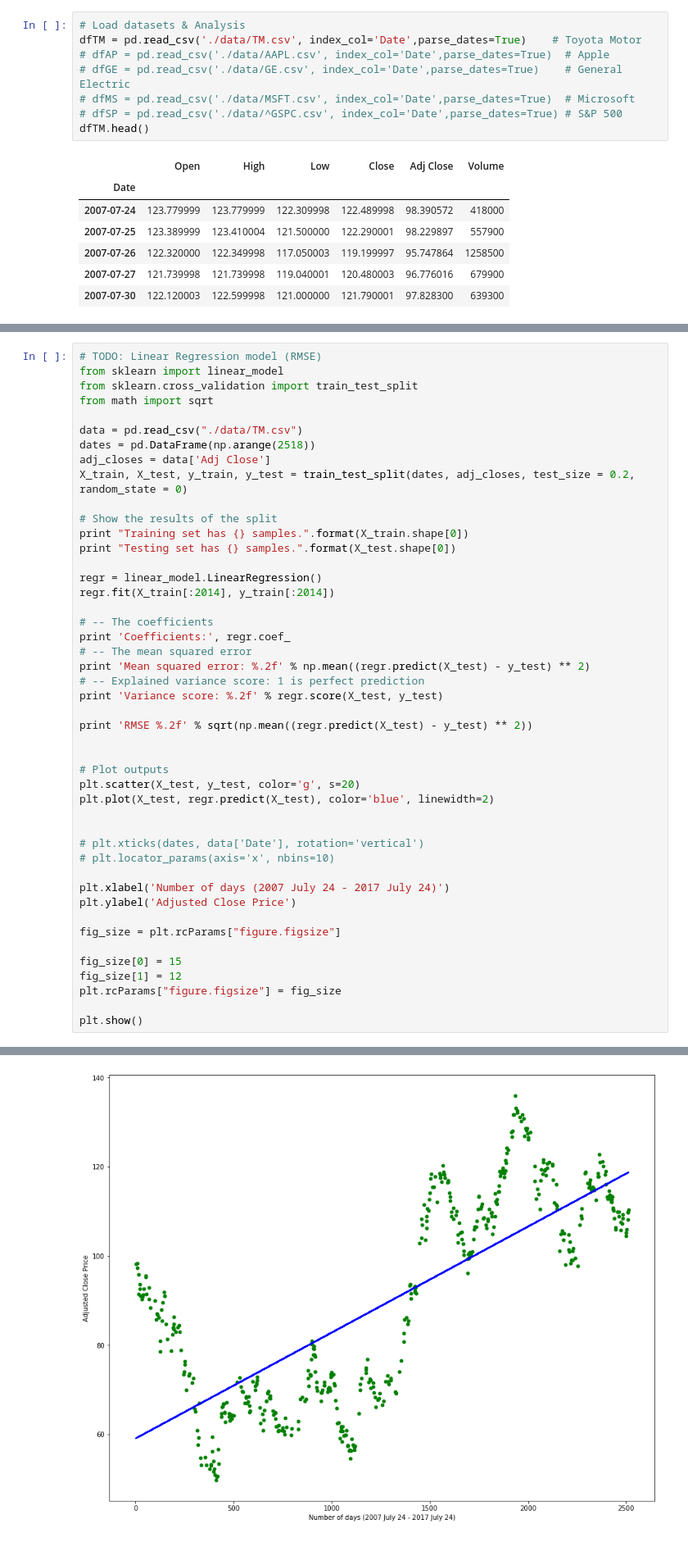
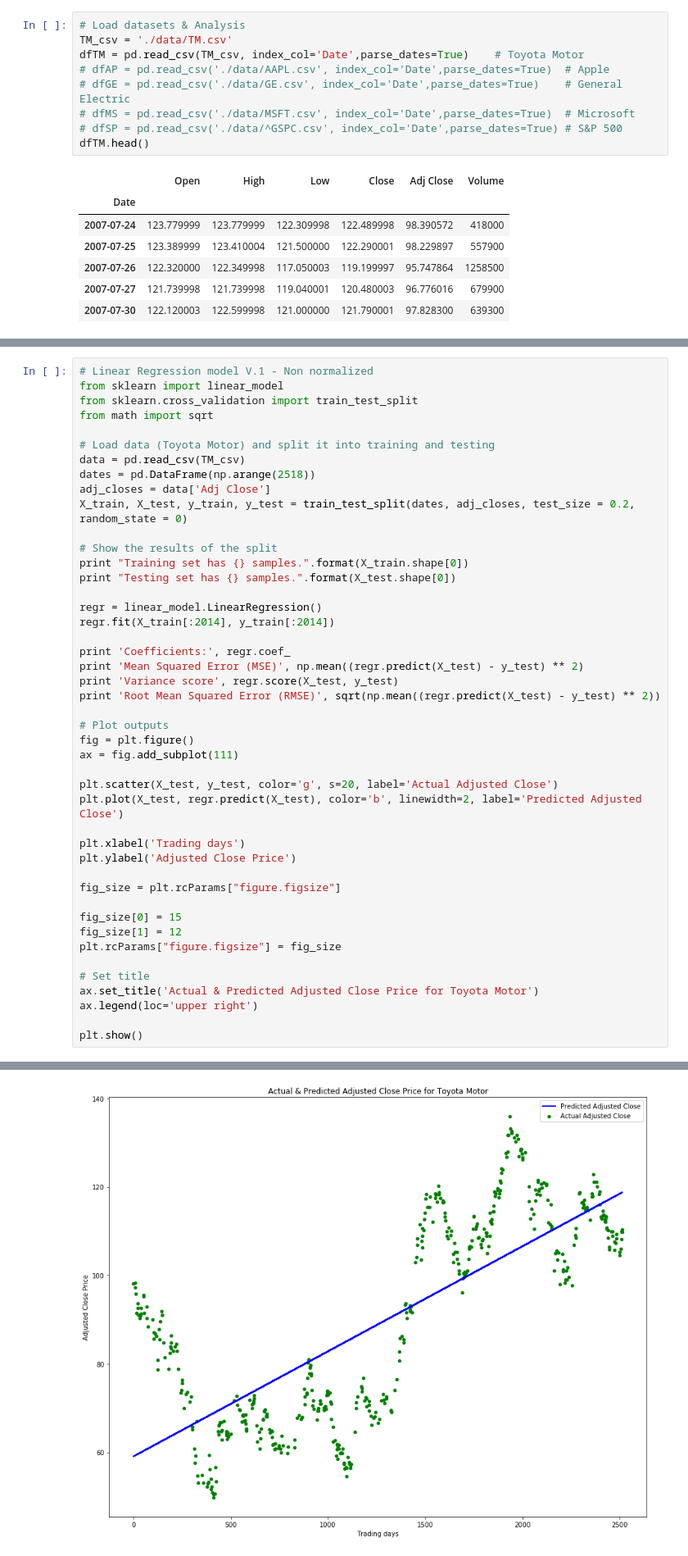
Before and after one commit to yhagio/stock_price_predictor, a Jupyter notebook: stock_price_predictor.ipynb, the cells around one changed output, grey strips where cells are left out. Shown at 82% size. Drawn from its saved outputs; the diff is of its cells as text.

Commit message:
Update normalized/not LR and LSTM models

```diff
--- a/stock_price_predictor.ipynb
+++ b/stock_price_predictor.ipynb
@@ -17,6 +12,7 @@ Using TensorFlow backend.
 # %%
 # Load datasets & Analysis
-dfTM = pd.read_csv('./data/TM.csv', index_col='Date',parse_dates=True)    # Toyota Motor
+TM_csv = './data/TM.csv'
+dfTM = pd.read_csv(TM_csv, index_col='Date',parse_dates=True)    # Toyota Motor
 # dfAP = pd.read_csv('./data/AAPL.csv', index_col='Date',parse_dates=True)  # Apple
 # dfGE = pd.read_csv('./data/GE.csv', index_col='Date',parse_dates=True)    # General Electric
 # dfMS = pd.read_csv('./data/MSFT.csv', index_col='Date',parse_dates=True)  # Microsoft
@@ -42,10 +40,11 @@ plt.show()
 # %%
-# TODO: Linear Regression model (RMSE)
+# Linear Regression model V.1 - Non normalized
 from sklearn import linear_model
 from sklearn.cross_validation import train_test_split
 from math import sqrt
 
-data = pd.read_csv("./data/TM.csv")
+# Load data (Toyota Motor) and split it into training and testing
+data = pd.read_csv(TM_csv)
 dates = pd.DataFrame(np.arange(2518))
 adj_closes = data['Adj Close']
 X_train, X_test, y_train, y_test = train_test_split(dates, adj_closes, test_size = 0.2, random_state = 0)
@@ -57,25 +56,19 @@ print "Testing set has {} samples.".format(X_test.shape[0])
 regr = linear_model.LinearRegression()
 regr.fit(X_train[:2014], y_train[:2014])
 
-# -- The coefficients
 print 'Coefficients:', regr.coef_
-# -- The mean squared error
-print 'Mean squared error: %.2f' % np.mean((regr.predict(X_test) - y_test) ** 2)
-# -- Explained variance score: 1 is perfect prediction
-print 'Variance score: %.2f' % regr.score(X_test, y_test)
-
-print 'RMSE %.2f' % sqrt(np.mean((regr.predict(X_test) - y_test) ** 2))
-
+print 'Mean Squared Error (MSE)', np.mean((regr.predict(X_test) - y_test) ** 2)
+print 'Variance score', regr.score(X_test, y_test)
+print 'Root Mean Squared Error (RMSE)', sqrt(np.mean((regr.predict(X_test) - y_test) ** 2))
 
 # Plot outputs
-plt.scatter(X_test, y_test, color='g', s=20)
-plt.plot(X_test, regr.predict(X_test), color='blue', linewidth=2)
+fig = plt.figure()
+ax = fig.add_subplot(111)
 
+plt.scatter(X_test, y_test, color='g', s=20, label='Actual Adjusted Close')
+plt.plot(X_test, regr.predict(X_test), color='b', linewidth=2, label='Predicted Adjusted Close')
 
-# plt.xticks(dates, data['Date'], rotation='vertical')
-# plt.locator_params(axis='x', nbins=10)
-
-plt.xlabel('Number of days (2007 July 24 - 2017 July 24)')
+plt.xlabel('Trading days')
 plt.ylabel('Adjusted Close Price')
 
 fig_size = plt.rcParams["figure.figsize"]
@@ -84,6 +77,10 @@ fig_size[0] = 15
 fig_size[1] = 12
 plt.rcParams["figure.figsize"] = fig_size
 
+# Set title
+ax.set_title('Actual & Predicted Adjusted Close Price for Toyota Motor')
+ax.legend(loc='upper right')
+
 plt.show()
 # %% [output]
 Training set has 2014 samples.
@@ -95 +92 @@ RMSE 15.16
-[figure, old version]
+[figure, new version]
```
Also changed, not shown: parts of 11 cells of this notebook.
